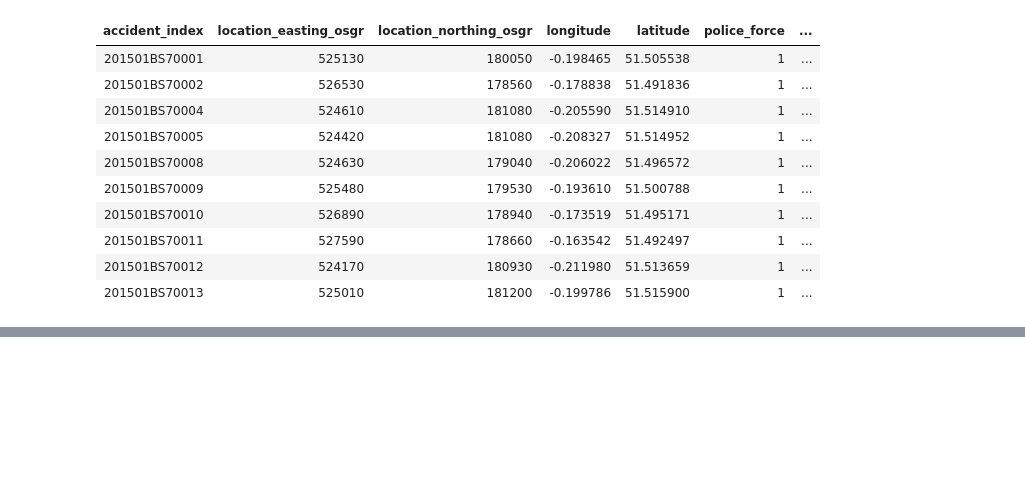
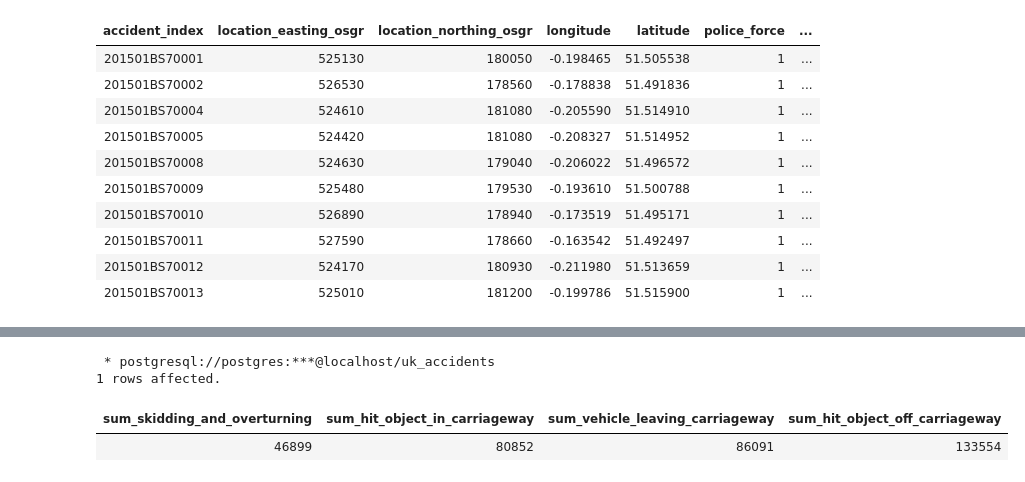
Before and after one commit to ngseann/uk_accidents, a Jupyter notebook: uk_accidents_nb.ipynb, the cells around one changed output, grey strips where cells are left out. Cells and saved outputs as stored; diff of their text form; code cells hidden in the pictures; blank space fills up the shorter version.

```diff
--- a/uk_accidents_nb.ipynb
+++ b/uk_accidents_nb.ipynb
@@ -40,0 +144,13 @@ engine = create_engine('postgresql://postgres:HClkt35D$sk61@localhost/uk_acciden
+# %%
+%%sql
+
+SELECT SUM(skidding_and_overturning) AS sum_skidding_and_overturning,
+SUM(hit_object_in_carriageway) AS sum_hit_object_in_carriageway,
+SUM(vehicle_leaving_carriageway) AS sum_vehicle_leaving_carriageway,
+SUM(hit_object_off_carriageway) AS sum_hit_object_off_carriageway
+FROM vehicles;
+# %% [output]
+ * postgresql://postgres:***@localhost/uk_accidents
+1 rows affected.
+| sum_skidding_and_overturning | sum_hit_object_in_carriageway | sum_vehicle_leaving_carriageway | sum_hit_object_off_carriageway |
+| 46899 | 80852 | 86091 | 133554 |
```
Also changed, not shown: parts of 18 cells of this notebook, 1 other file.
